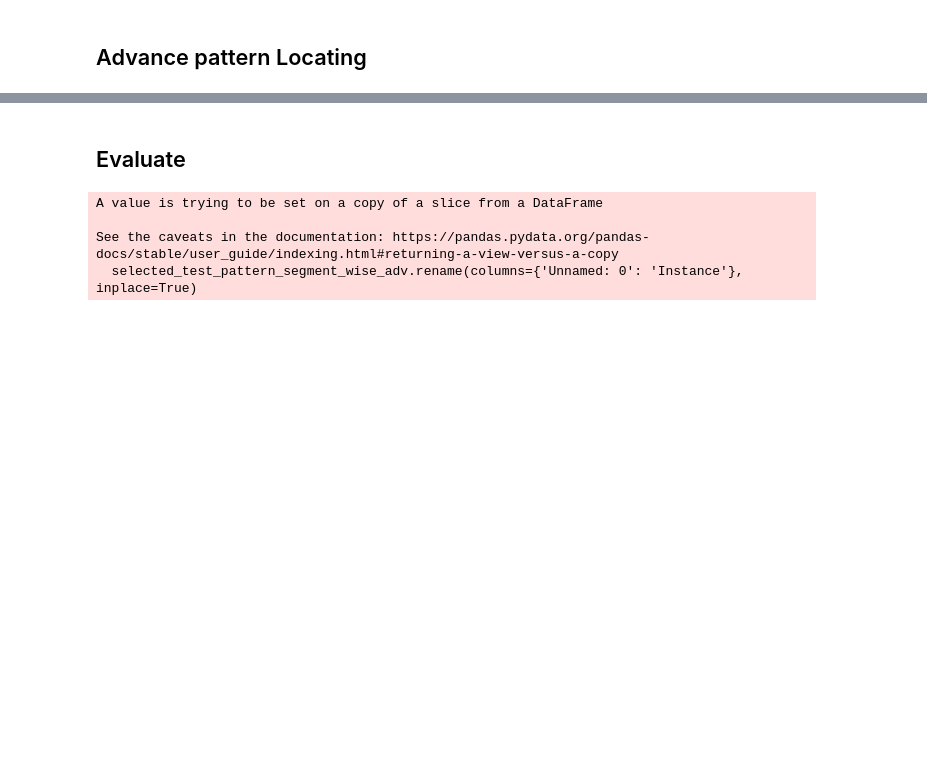
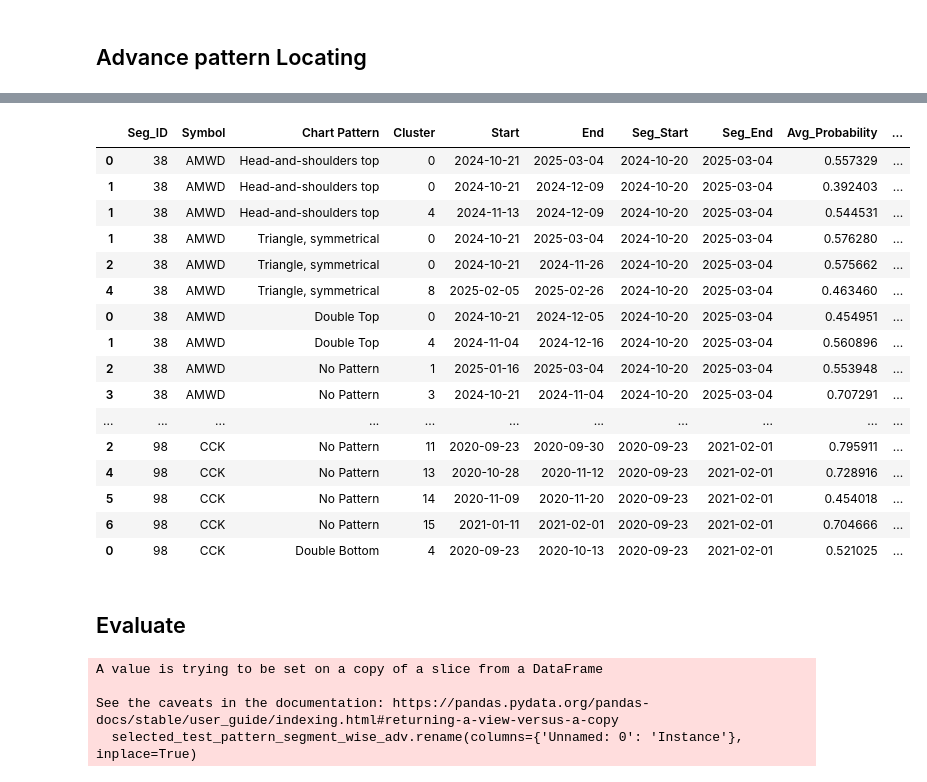
Before and after one commit to Ginushmal/Candlestick-Chart-Pattern-Detection-FYP, a Jupyter notebook: 05. New Set of Patterns copy 2.ipynb, the cells around one changed output, grey strips where cells are left out. Cells and saved outputs as stored; diff of their text form; code cells hidden in the pictures; blank space fills up the shorter version.

```diff
--- a/05. New Set of Patterns copy 2.ipynb
+++ b/05. New Set of Patterns copy 2.ipynb
@@ -1019,3 +1035,23 @@ for model_name in located_patterns_and_other_info_dict.keys():
+# %%
+located_patterns_and_other_info_final_df
+# %% [output]
+|  | Seg_ID | Symbol | Chart Pattern | Cluster | Start | End | Seg_Start | Seg_End | Avg_Probability | ... |
+| 0 | 38 | AMWD | Head-and-shoulders top | 0 | 2024-10-21 | 2025-03-04 | 2024-10-20 | 2025-03-04 | 0.557329 | ... |
+| 1 | 38 | AMWD | Head-and-shoulders top | 0 | 2024-10-21 | 2024-12-09 | 2024-10-20 | 2025-03-04 | 0.392403 | ... |
+| 1 | 38 | AMWD | Head-and-shoulders top | 4 | 2024-11-13 | 2024-12-09 | 2024-10-20 | 2025-03-04 | 0.544531 | ... |
+| 1 | 38 | AMWD | Triangle, symmetrical | 0 | 2024-10-21 | 2025-03-04 | 2024-10-20 | 2025-03-04 | 0.576280 | ... |
+| 2 | 38 | AMWD | Triangle, symmetrical | 0 | 2024-10-21 | 2024-11-26 | 2024-10-20 | 2025-03-04 | 0.575662 | ... |
+| 4 | 38 | AMWD | Triangle, symmetrical | 8 | 2025-02-05 | 2025-02-26 | 2024-10-20 | 2025-03-04 | 0.463460 | ... |
+| 0 | 38 | AMWD | Double Top | 0 | 2024-10-21 | 2024-12-05 | 2024-10-20 | 2025-03-04 | 0.454951 | ... |
+| 1 | 38 | AMWD | Double Top | 4 | 2024-11-04 | 2024-12-16 | 2024-10-20 | 2025-03-04 | 0.560896 | ... |
+| 2 | 38 | AMWD | No Pattern | 1 | 2025-01-16 | 2025-03-04 | 2024-10-20 | 2025-03-04 | 0.553948 | ... |
+| 3 | 38 | AMWD | No Pattern | 3 | 2024-10-21 | 2024-11-04 | 2024-10-20 | 2025-03-04 | 0.707291 | ... |
+| ... | ... | ... | ... | ... | ... | ... | ... | ... | ... | ... |
+| 2 | 98 | CCK | No Pattern | 11 | 2020-09-23 | 2020-09-30 | 2020-09-23 | 2021-02-01 | 0.795911 | ... |
+| 4 | 98 | CCK | No Pattern | 13 | 2020-10-28 | 2020-11-12 | 2020-09-23 | 2021-02-01 | 0.728916 | ... |
+| 5 | 98 | CCK | No Pattern | 14 | 2020-11-09 | 2020-11-20 | 2020-09-23 | 2021-02-01 | 0.454018 | ... |
+| 6 | 98 | CCK | No Pattern | 15 | 2021-01-11 | 2021-02-01 | 2020-09-23 | 2021-02-01 | 0.704666 | ... |
+| 0 | 98 | CCK | Double Bottom | 4 | 2020-09-23 | 2020-10-13 | 2020-09-23 | 2021-02-01 | 0.521025 | ... |
 # %% [markdown]
 ## Evaluate
 # %%
```
Also changed, not shown: parts of 17 cells of this notebook, 1 other file.
